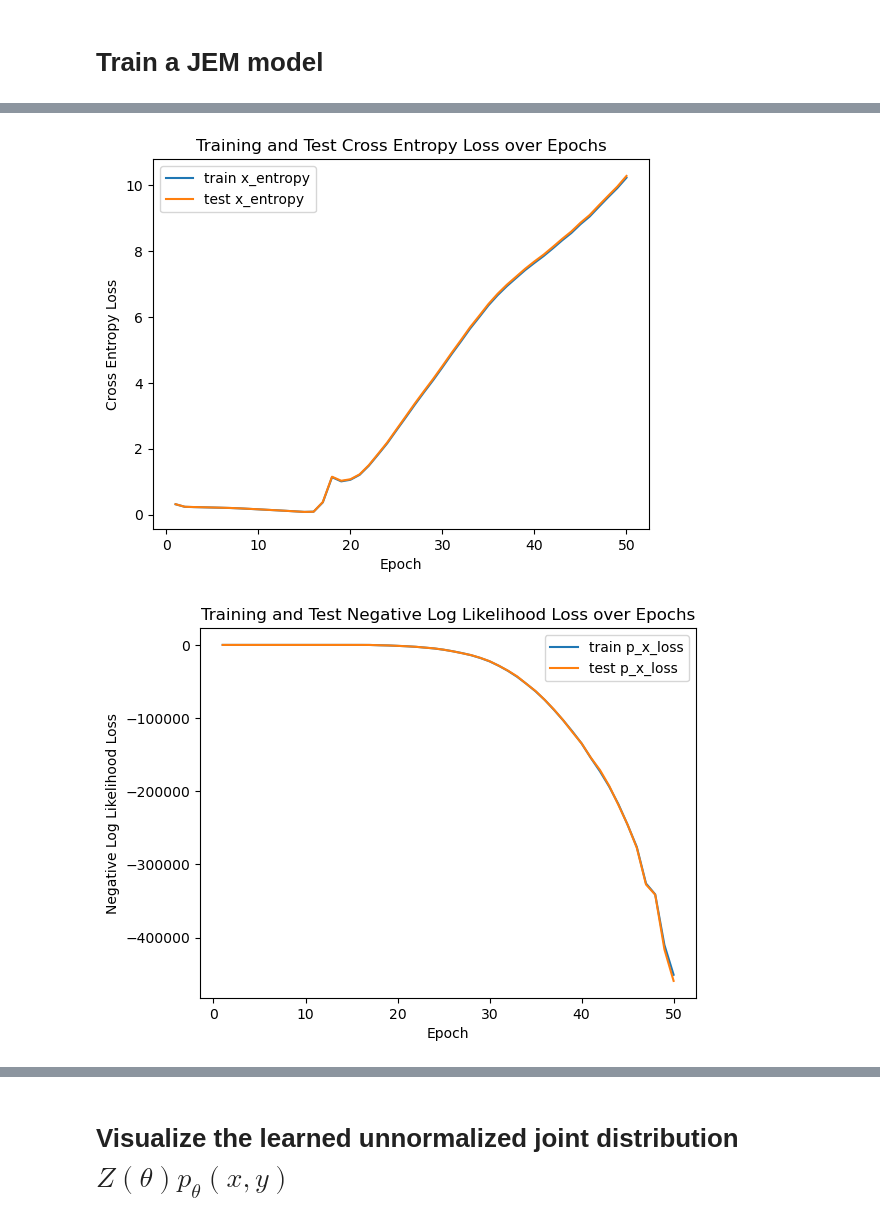
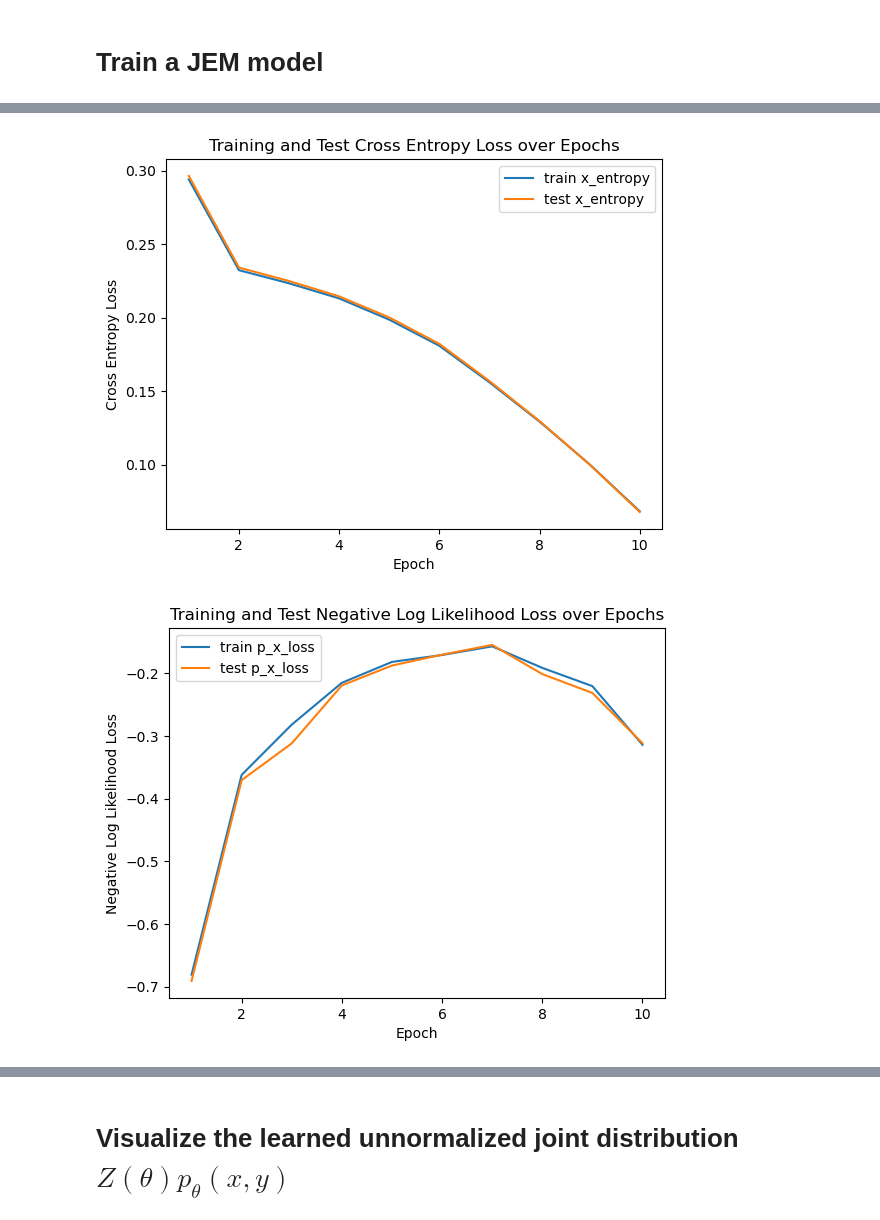
Before and after one commit to simonschindler/JEM, a Jupyter notebook: GenAI_ReadingGroup/code/JEM.ipynb, the cells around one changed output, grey strips where cells are left out. Drawn from its saved outputs; the diff is of its cells as text; code cells hidden in the pictures.

```diff
--- a/GenAI_ReadingGroup/code/JEM.ipynb
+++ b/GenAI_ReadingGroup/code/JEM.ipynb
@@ -191,13 +191,13 @@ plt.show()
 h_dim = 16
 lr = 1e-3
 device = t.device("cuda" if t.cuda.is_available() else "cpu")
-epochs = 50
+epochs = 10
 sampling_steps = 50
 sampling_bs = 256
 lam = 0.5
 
 jem = models.MLP(x_dim=2, hidden_dim=h_dim, y_dim=2)
-sampler = sampling.SGLD(model=jem,batch_size=sampling_bs,domain_dims=2,device=device,init_strategy="uniform",init_range=[-3,3])
+sampler = sampling.SGLD(model=jem,batch_size=sampling_bs,domain_dims=2,device=device,init_strategy="uniform",init_params=(-3,3))
 loss_fn = loss.p_x_y_loss(sgld=sampler,lam=lam)
 optimizer = t.optim.Adam(jem.parameters(), lr=lr)
 training = train.JEM_Training(model=jem,optim=optimizer,loss_fn=loss_fn,device=device)
@@ -270,2 +270,2 @@ plt.show()
-[figure, old version]
+[figure, new version]
-[figure, old version]
+[figure, new version]
```
Also changed, not shown: parts of 9 cells of this notebook, 2 other files.
